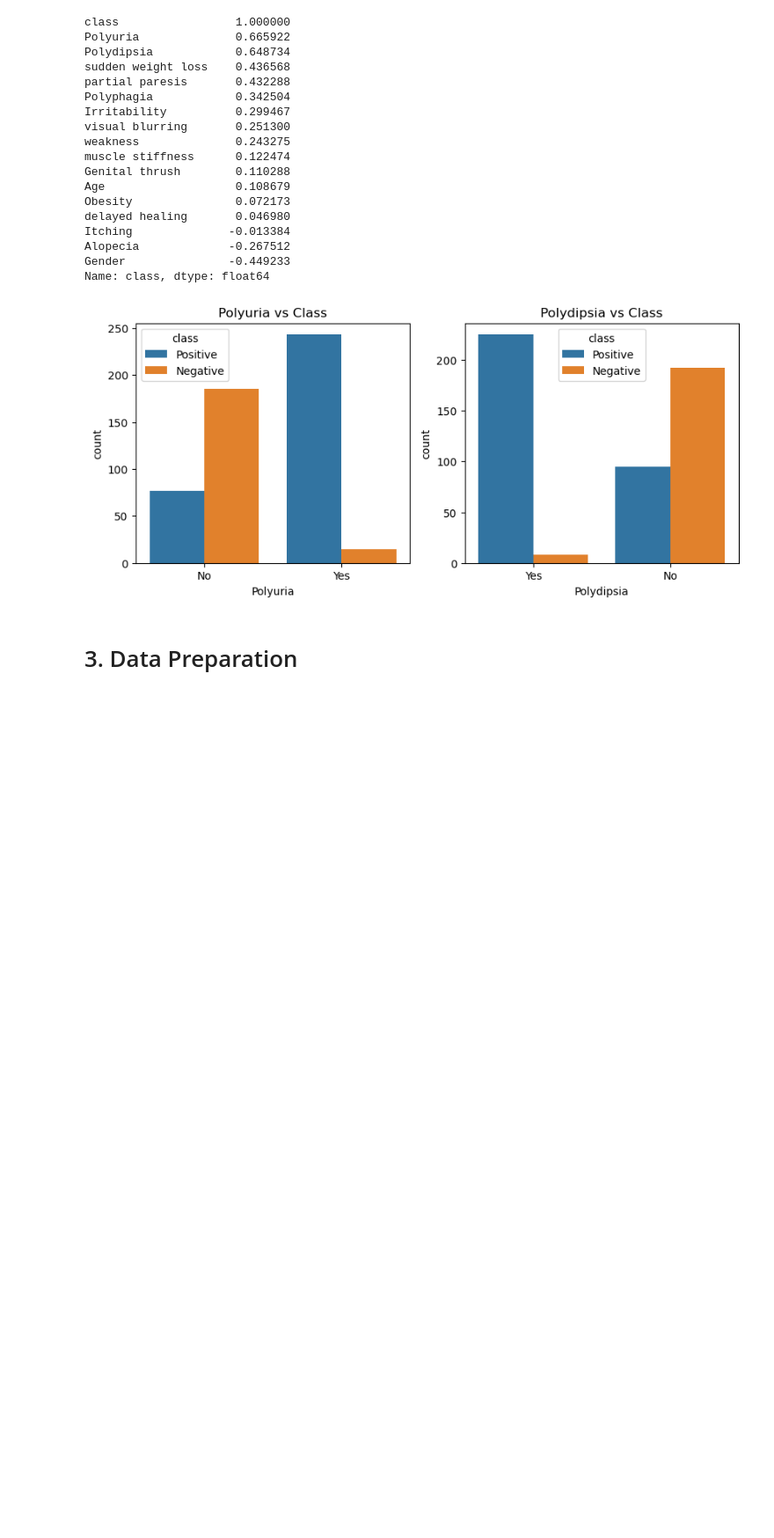
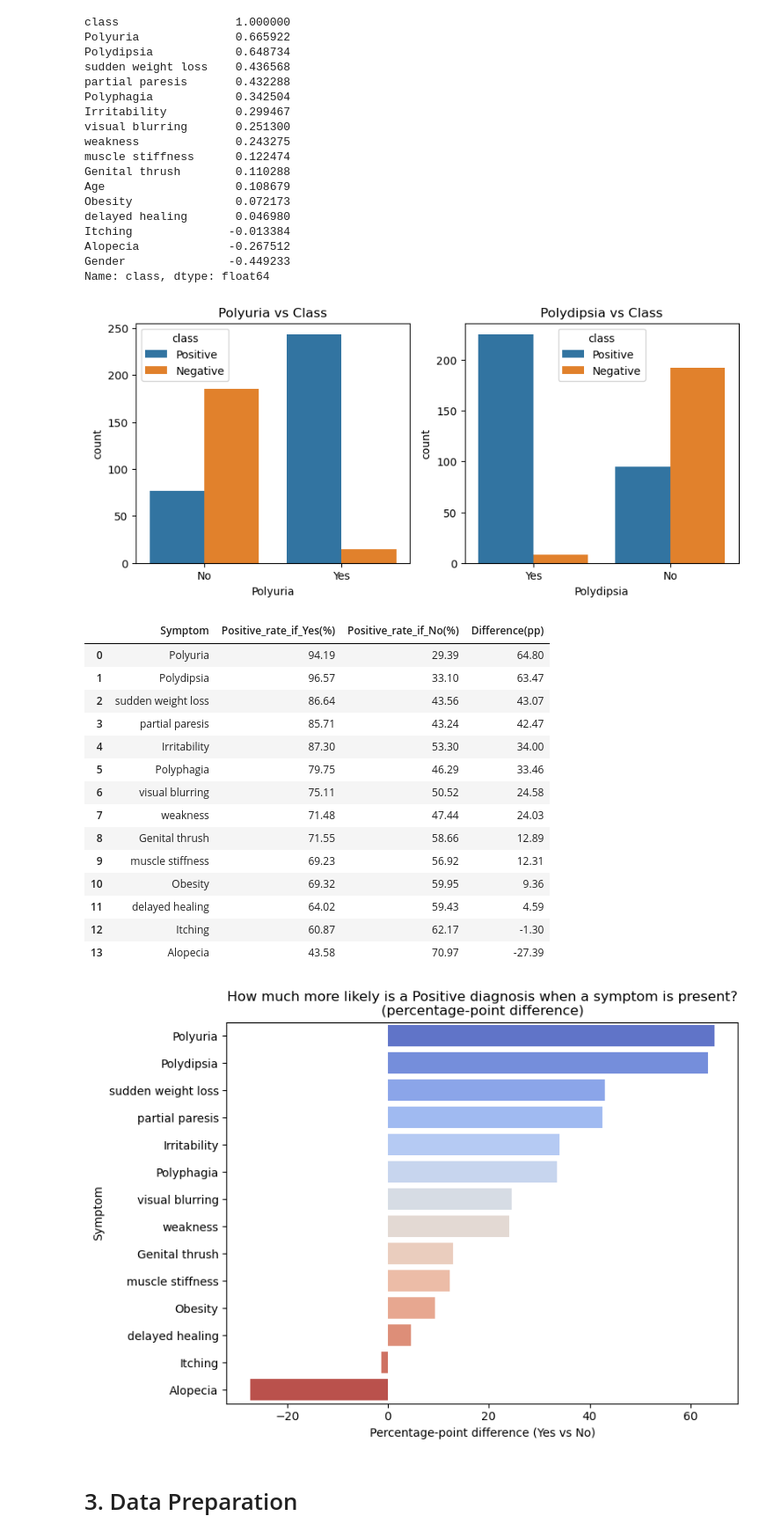
Before and after one commit to dennisho004/MLDP_Project, a Jupyter notebook: MLDP_Program_Codes_Submission_Template.ipynb, the cells around one changed output. Shown at 88% size. Saved outputs shown, nothing was run; the diff lists cells and outputs as text; code cells hidden in the pictures; blank space fills up the shorter version.

```diff
--- a/MLDP_Program_Codes_Submission_Template.ipynb
+++ b/MLDP_Program_Codes_Submission_Template.ipynb
@@ -231,6 +246,43 @@ Alopecia             -0.267512
 Gender               -0.449233
 Name: class, dtype: float64
 [figure]
+# %%
+symptom_cols = [c for c in cat_cols if c != 'Gender'] # drop gender out cause it isnt a symptom
+rows = []
+
+# find out the diabetes positivity rates if patient have or does not have symptom
+for col in symptom_cols:
+    yes_rate = (df.loc[df[col] == 'Yes', 'class'] == 'Positive').mean() * 100
+    no_rate = (df.loc[df[col] == 'No', 'class'] == 'Positive').mean() * 100
+    rows.append({'Symptom': col, 'Positive_rate_if_Yes(%)': yes_rate,
+                 'Positive_rate_if_No(%)': no_rate, 'Difference(pp)': yes_rate - no_rate})
+
+symptom_signal = pd.DataFrame(rows).sort_values('Difference(pp)', ascending=False).reset_index(drop=True)
+display(symptom_signal.round(2))
+
+plt.figure(figsize=(8,6))
+sns.barplot(x='Difference(pp)', y='Symptom', data=symptom_signal, hue='Symptom',
+            legend=False, palette='coolwarm')
+plt.title('How much more likely is a Positive diagnosis when a symptom is present?\n(percentage-point difference)')
+plt.xlabel('Percentage-point difference (Yes vs No)')
+plt.show()
+# %% [output]
+|  | Symptom | Positive_rate_if_Yes(%) | Positive_rate_if_No(%) | Difference(pp) |
+| 0 | Polyuria | 94.19 | 29.39 | 64.80 |
+| 1 | Polydipsia | 96.57 | 33.10 | 63.47 |
+| 2 | sudden weight loss | 86.64 | 43.56 | 43.07 |
+| 3 | partial paresis | 85.71 | 43.24 | 42.47 |
+| 4 | Irritability | 87.30 | 53.30 | 34.00 |
+| 5 | Polyphagia | 79.75 | 46.29 | 33.46 |
+| 6 | visual blurring | 75.11 | 50.52 | 24.58 |
+| 7 | weakness | 71.48 | 47.44 | 24.03 |
+| 8 | Genital thrush | 71.55 | 58.66 | 12.89 |
+| 9 | muscle stiffness | 69.23 | 56.92 | 12.31 |
+| 10 | Obesity | 69.32 | 59.95 | 9.36 |
+| 11 | delayed healing | 64.02 | 59.43 | 4.59 |
+| 12 | Itching | 60.87 | 62.17 | -1.30 |
+| 13 | Alopecia | 43.58 | 70.97 | -27.39 |
+[figure, added]
 # %% [markdown]
 # 3. Data Preparation
 # %% [markdown]
```
Also changed, not shown: parts of 7 cells of this notebook.
